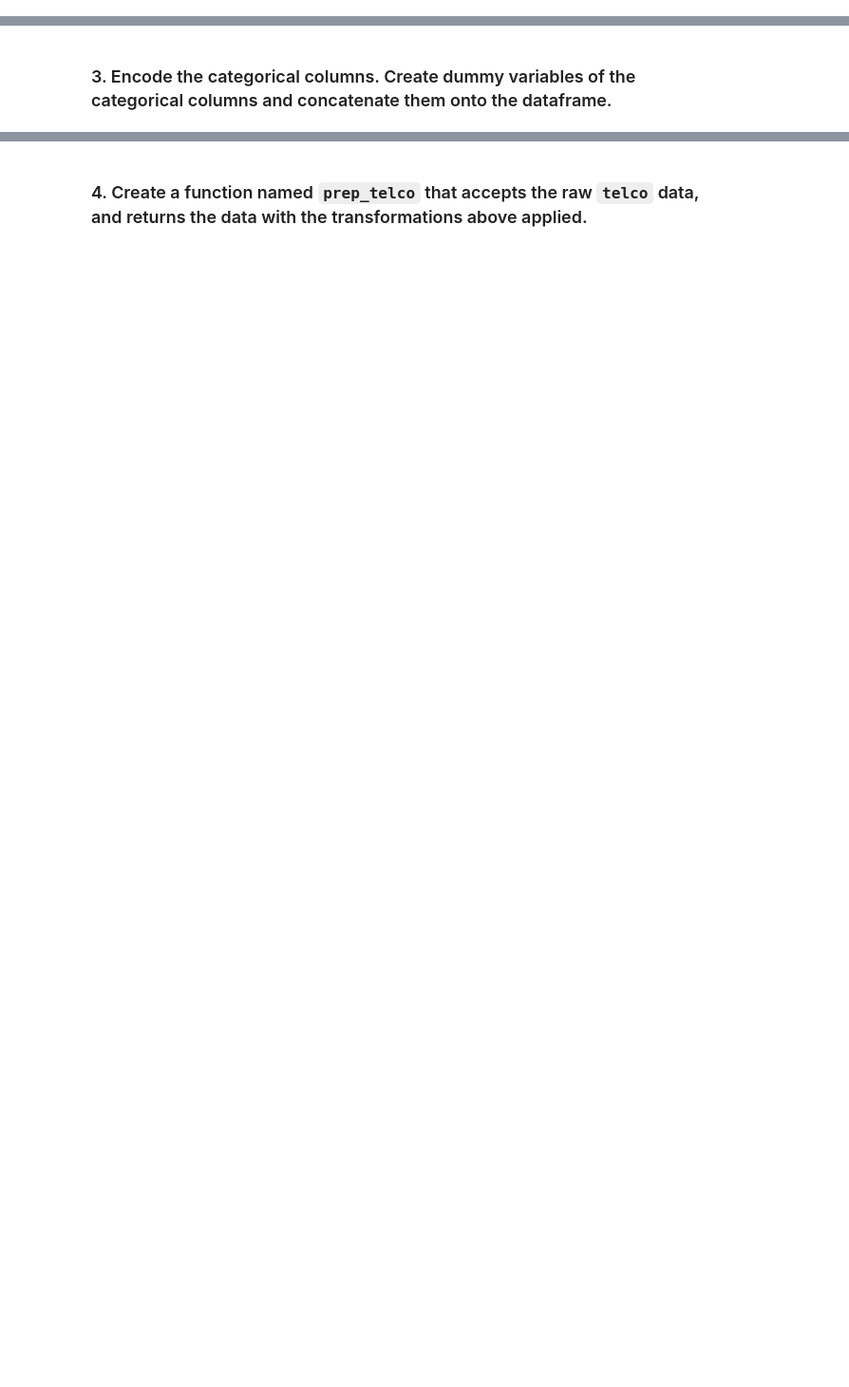
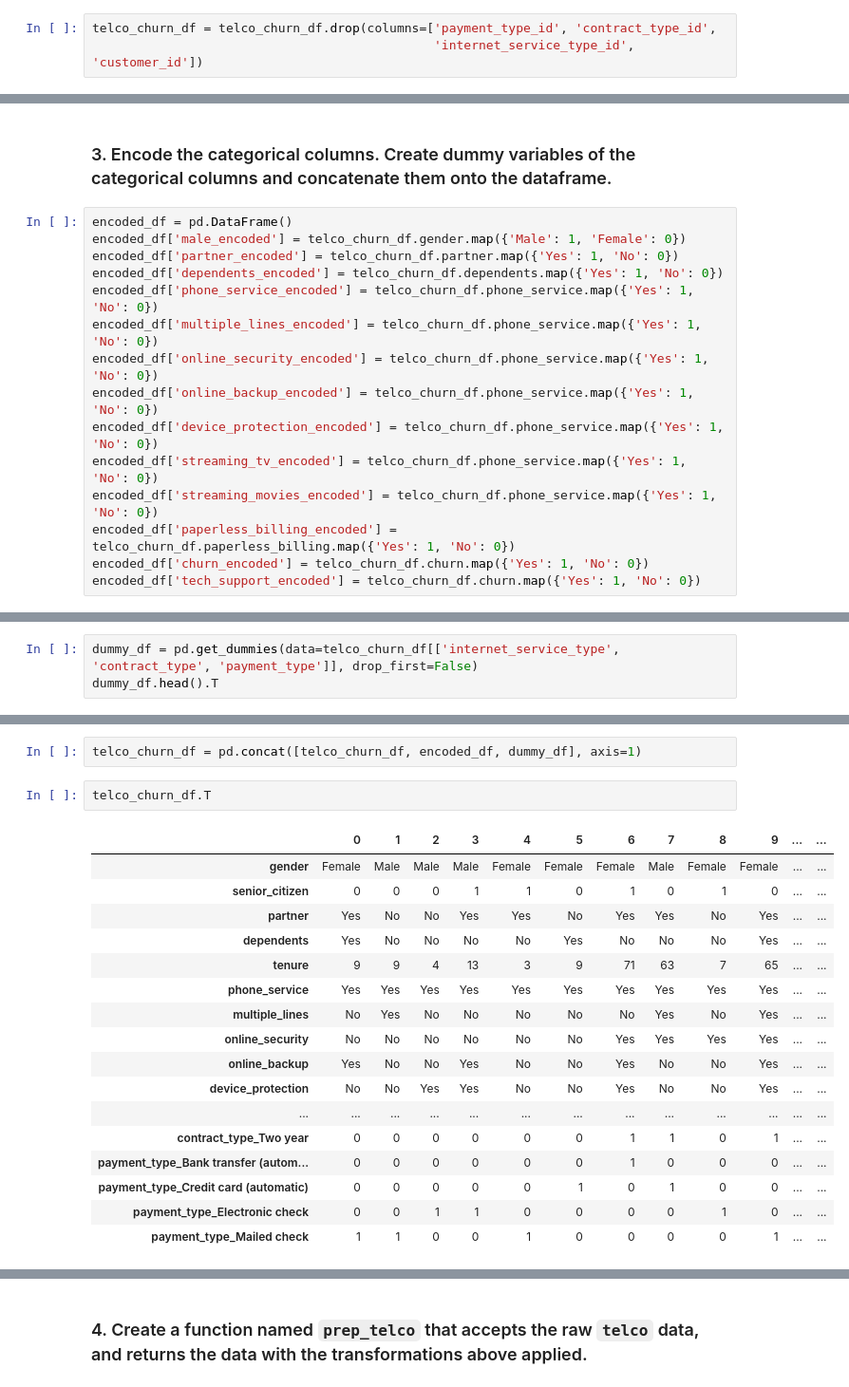
Before and after one commit to QMCBT-JustinEvans/classification-exercises, a Jupyter notebook: classification_exercises.ipynb, the cells around one changed output, grey strips where cells are left out. Shown at 95% size. Cells and saved outputs as stored; diff of their text form; blank space fills up the shorter version.

```diff
--- a/classification_exercises.ipynb
+++ b/classification_exercises.ipynb
@@ -510,2 +839,5 @@
 # %% [markdown]
 ### 2. Drop any unnecessary, unhelpful, or duplicated columns. This could mean dropping foreign key columns but keeping the corresponding string values, for example.
+# %%
+telco_churn_df = telco_churn_df.drop(columns=['payment_type_id', 'contract_type_id',
+                                              'internet_service_type_id', 'customer_id'])
@@ -512,2 +864,17 @@
 # %% [markdown]
 ### 3. Encode the categorical columns. Create dummy variables of the categorical columns and concatenate them onto the dataframe.
+# %%
+encoded_df = pd.DataFrame()
+encoded_df['male_encoded'] = telco_churn_df.gender.map({'Male': 1, 'Female': 0})
+encoded_df['partner_encoded'] = telco_churn_df.partner.map({'Yes': 1, 'No': 0})
+encoded_df['dependents_encoded'] = telco_churn_df.dependents.map({'Yes': 1, 'No': 0})
+encoded_df['phone_service_encoded'] = telco_churn_df.phone_service.map({'Yes': 1, 'No': 0})
+encoded_df['multiple_lines_encoded'] = telco_churn_df.phone_service.map({'Yes': 1, 'No': 0})
+encoded_df['online_security_encoded'] = telco_churn_df.phone_service.map({'Yes': 1, 'No': 0})
+encoded_df['online_backup_encoded'] = telco_churn_df.phone_service.map({'Yes': 1, 'No': 0})
+encoded_df['device_protection_encoded'] = telco_churn_df.phone_service.map({'Yes': 1, 'No': 0})
+encoded_df['streaming_tv_encoded'] = telco_churn_df.phone_service.map({'Yes': 1, 'No': 0})
+encoded_df['streaming_movies_encoded'] = telco_churn_df.phone_service.map({'Yes': 1, 'No': 0})
+encoded_df['paperless_billing_encoded'] = telco_churn_df.paperless_billing.map({'Yes': 1, 'No': 0})
+encoded_df['churn_encoded'] = telco_churn_df.churn.map({'Yes': 1, 'No': 0})
+encoded_df['tech_support_encoded'] = telco_churn_df.churn.map({'Yes': 1, 'No': 0})
@@ -513,0 +930,3 @@
+# %%
+dummy_df = pd.get_dummies(data=telco_churn_df[['internet_service_type', 'contract_type', 'payment_type']], drop_first=False)
+dummy_df.head().T
@@ -513,0 +965,22 @@
+# %%
+telco_churn_df = pd.concat([telco_churn_df, encoded_df, dummy_df], axis=1)
+# %%
+telco_churn_df.T
+# %% [output]
+|  | 0 | 1 | 2 | 3 | 4 | 5 | 6 | 7 | 8 | 9 | ... | ... |
+| gender | Female | Male | Male | Male | Female | Female | Female | Male | Female | Female | ... | ... |
+| senior_citizen | 0 | 0 | 0 | 1 | 1 | 0 | 1 | 0 | 1 | 0 | ... | ... |
+| partner | Yes | No | No | Yes | Yes | No | Yes | Yes | No | Yes | ... | ... |
+| dependents | Yes | No | No | No | No | Yes | No | No | No | Yes | ... | ... |
+| tenure | 9 | 9 | 4 | 13 | 3 | 9 | 71 | 63 | 7 | 65 | ... | ... |
+| phone_service | Yes | Yes | Yes | Yes | Yes | Yes | Yes | Yes | Yes | Yes | ... | ... |
+| multiple_lines | No | Yes | No | No | No | No | No | Yes | No | Yes | ... | ... |
+| online_security | No | No | No | No | No | No | Yes | Yes | Yes | Yes | ... | ... |
+| online_backup | Yes | No | No | Yes | No | No | Yes | No | No | Yes | ... | ... |
+| device_protection | No | No | Yes | Yes | No | No | Yes | No | No | Yes | ... | ... |
+| ... | ... | ... | ... | ... | ... | ... | ... | ... | ... | ... | ... | ... |
+| contract_type_Two year | 0 | 0 | 0 | 0 | 0 | 0 | 1 | 1 | 0 | 1 | ... | ... |
+| payment_type_Bank transfer (autom... | 0 | 0 | 0 | 0 | 0 | 0 | 1 | 0 | 0 | 0 | ... | ... |
+| payment_type_Credit card (automatic) | 0 | 0 | 0 | 0 | 0 | 1 | 0 | 1 | 0 | 0 | ... | ... |
+| payment_type_Electronic check | 0 | 0 | 1 | 1 | 0 | 0 | 0 | 0 | 1 | 0 | ... | ... |
+| payment_type_Mailed check | 1 | 1 | 0 | 0 | 1 | 0 | 0 | 0 | 0 | 1 | ... | ... |
```
Also changed, not shown: parts of 68 cells of this notebook.
